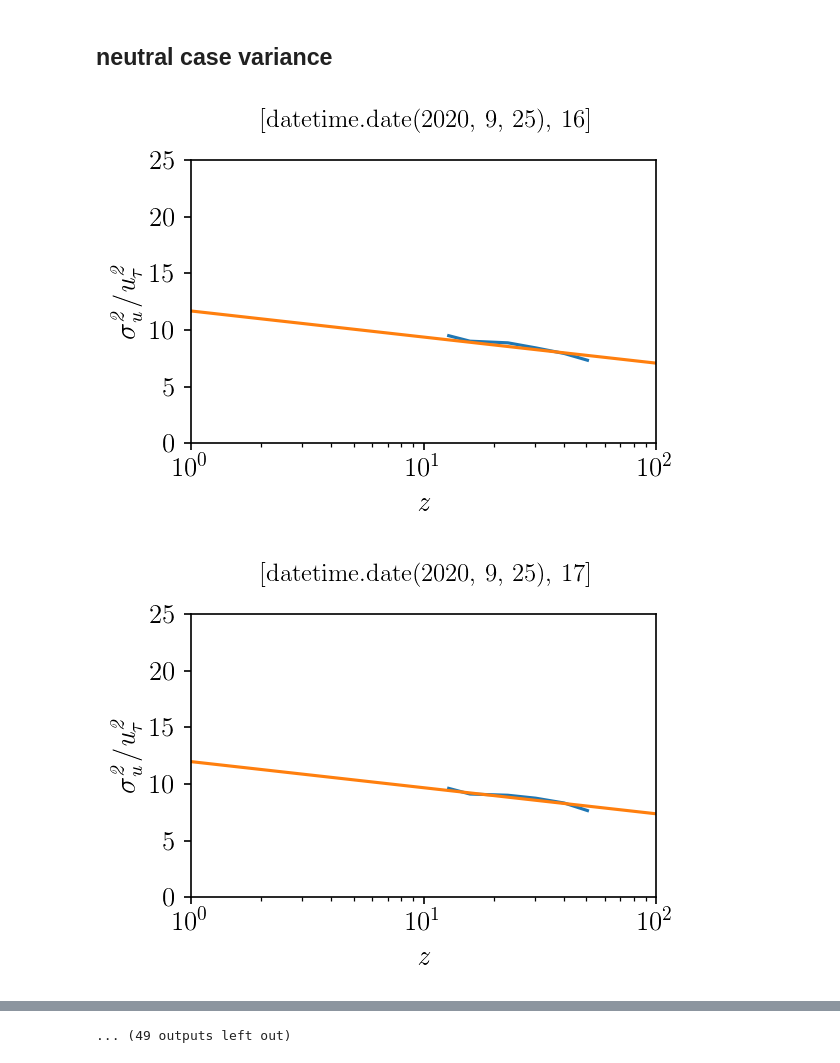
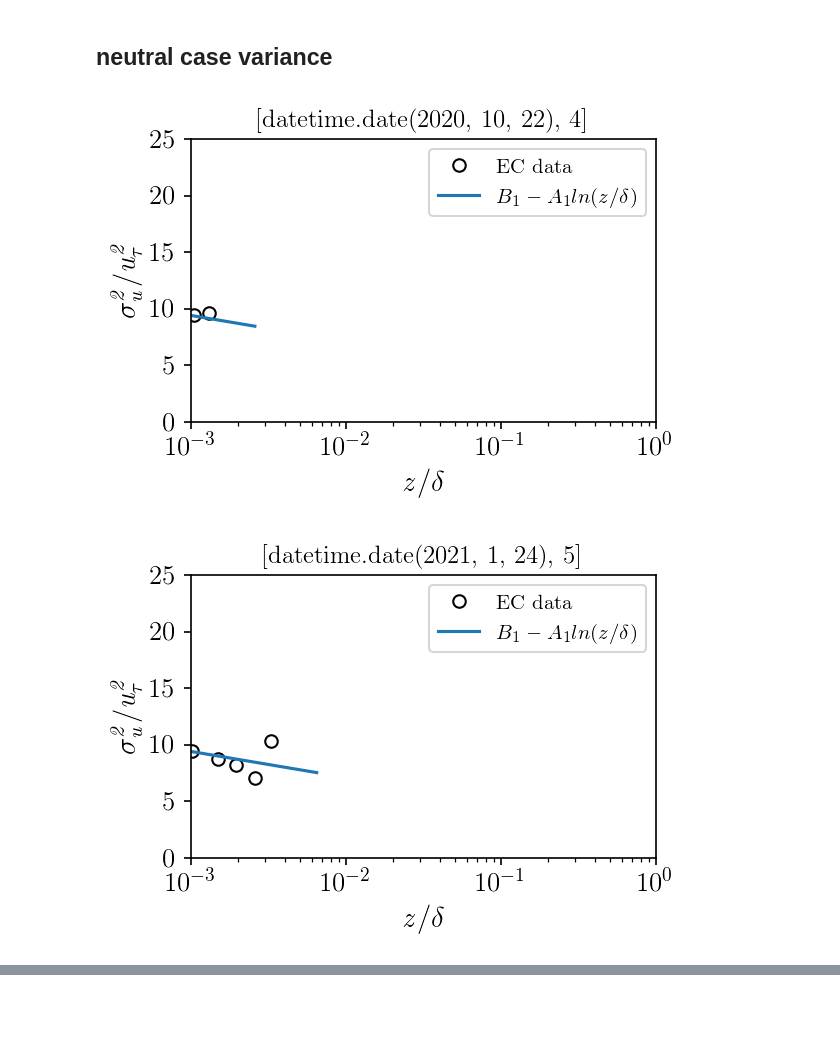
Before and after one commit to yueqin813/EC_analys, a Jupyter notebook: b2_neutral_var.ipynb, the cells around one changed output, grey strips where cells are left out. Drawn from its saved outputs; the diff is of its cells as text; code cells hidden in the pictures; blank space fills up the shorter version.

Commit message:
reorganize the code for figures in the  manuscript

```diff
--- a/b2_neutral_var.ipynb
+++ b/b2_neutral_var.ipynb
@@ -763,0 +1135,15 @@ plt.plot(temp_stability[A1_fit<=0],A1_fit[A1_fit<=0],'o',color = 'grey',markerfa
+# %%
+x_temp = z[None,:]*u_star_m1[:,None]/nu
+y_temp = uw_neutral/(u_star_m1**2)[:,None]
+N = np.arange(0,len(neutral_case))
+msk = np.logical_and((abs(kappa_m2-0.4)/0.4)<1,ist<0.3)
+for i in N[msk]:
+    plt.figure(figsize=(4,3),dpi=150)
+    plt.plot(x_temp[i,:],y_temp[i,:],'o',color = 'k',markerfacecolor='none')
+    plt.plot(x_temp[i,list_sel_m2],y_temp[i,list_sel_m2],'o',color = 'red',markerfacecolor='none')
+    plt.title(neutral_case[i], fontsize = 12)
+    plt.xlabel(r'$\it z^+$', fontsize = font_size)
+    plt.ylabel(r'$\it -\overline{uw}/u_{\tau}^2$', fontsize = font_size)
+    ax = plt.gca()
+    ax.set_xscale('log')
+    # plt.ylim(0.86, 1)
@@ -763,0 +1164,14 @@ plt.plot(temp_stability[A1_fit<=0],A1_fit[A1_fit<=0],'o',color = 'grey',markerfa
+# %%
+x_temp = z[None,:]*u_star_m1[:,None]/nu
+y_temp = uw_neutral/(u_star_m1**2)[:,None]
+N = np.arange(0,len(neutral_case))
+msk = np.logical_and((abs(kappa_m2-0.4)/0.4)<1,ist>0.3)
+for i in N[msk]:
+    plt.figure(figsize=(4,3),dpi=150)
+    plt.plot(x_temp[i,:],y_temp[i,:],'o',color = 'k',markerfacecolor='none')
+    plt.plot(x_temp[i,list_sel_m2],y_temp[i,list_sel_m2],'o',color = 'red',markerfacecolor='none')
+    plt.title(neutral_case[i], fontsize = 12)
+    plt.xlabel(r'$\it z^+$', fontsize = font_size)
+    plt.ylabel(r'$\it -\overline{uw}/u_{\tau}^2$', fontsize = font_size)
+    ax = plt.gca()
+    ax.set_xscale('log')
@@ -764,19 +1184,23 @@ plt.plot(temp_stability[A1_fit<=0],A1_fit[A1_fit<=0],'o',color = 'grey',markerfa
 # %% [markdown]
 ## neutral case variance ##
 # %%
-for i in np.arange(0,61):
+u_std_plus = (u_std_neutral**2)/(u_star_fit**2)[:,None]
+# nn = len(neutral_case)
+N = np.arange(0,len(neutral_case))
+for i in N[msk]:
     plt.figure(figsize=(4, 2.5), dpi=150)
-    plt.plot(z[list_sel_m2],u_std_plus2[i,list_sel_m1])
+    plt.plot(z[list_sel_m2]/delta0[i],u_std_plus[i,list_sel_m1],'o',color = 'k',markerfacecolor='none')
     y1_test=np.logspace(-4,2,100)
-    plt.plot(y1_test,B1-A1*np.log(y1_test/delta2[i]))
-    plt.text(2,28,neutral_case[i], fontsize = 12)
-    plt.xlabel(r'$\it z$', fontsize = font_size)
+    plt.plot(y1_test/delta0[i],B1-A1*np.log(y1_test/delta0[i]))
+    plt.title(neutral_case[i], fontsize = 12)
+    plt.xlabel(r'$\it z/\delta$', fontsize = font_size)
     plt.ylabel(r'$\it \sigma_u^2/u_{\tau}^2$', fontsize = font_size)
-    plt.xlim(1, 1e2)
+    plt.xlim(1e-3, 1)
     plt.ylim(0, 25)
     ax = plt.gca()
     ax.set_xscale('log')
+    ax.legend(['EC data','$B_1-A_1ln(z/\delta)$'])
 # plt.savefig(OUT_DIRECTORY + 'neutral_hour_hist.png', dpi=200)
 # %% [output]
-[figure, old version]
+[figure, new version]
-[figure, old version]
+[figure, new version]
@@ -793 +1209,0 @@ for i in np.arange(0,61):
-... (49 outputs left out)
```
Also changed, not shown: parts of 57 cells of this notebook, 4 other files.
